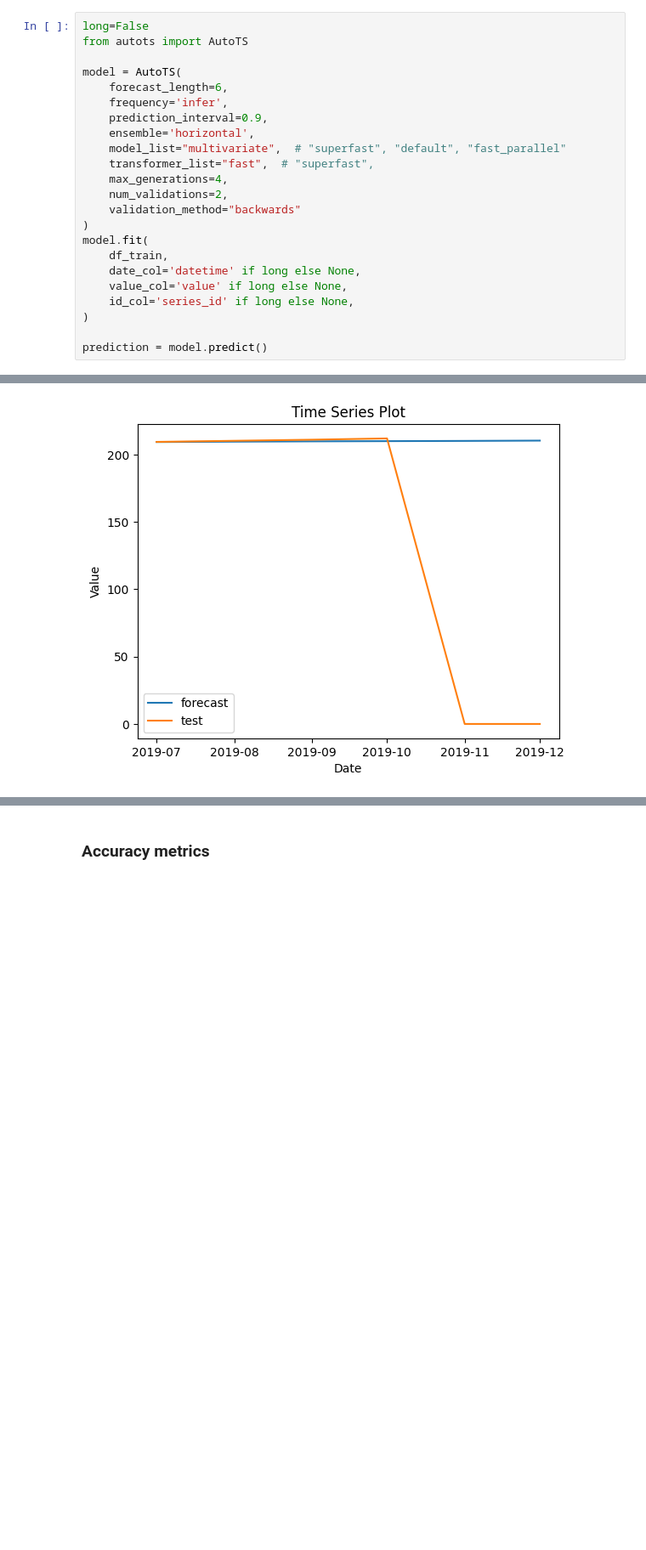
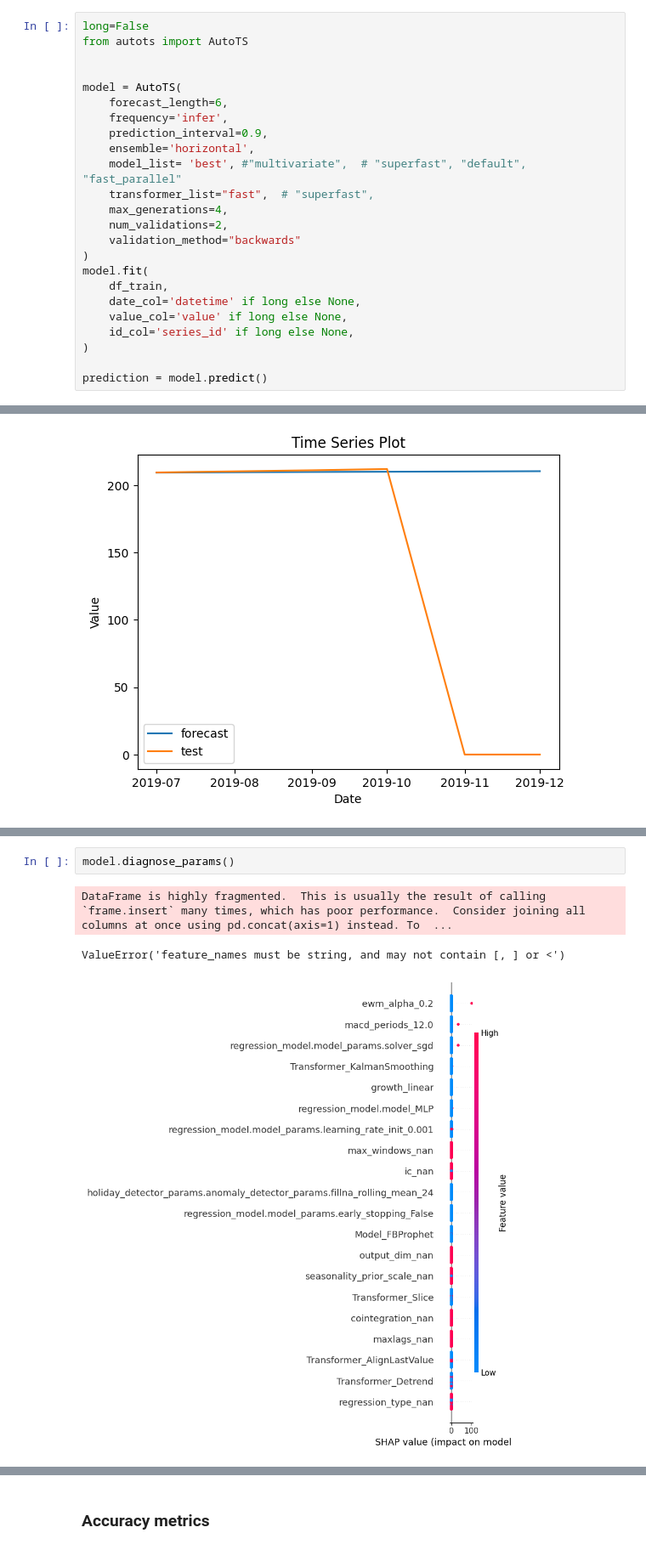
Before and after one commit to Narumanchi/forecasting_tool_Python, a Jupyter notebook: code snippets.ipynb, the cells around one changed output, grey strips where cells are left out. Shown at 85% size. Cells and saved outputs as stored; diff of their text form; blank space fills up the shorter version.

```diff
--- a/code snippets.ipynb
+++ b/code snippets.ipynb
@@ -194,13 +226,14 @@ forecast_ses=ses.forecast(6)
 # %%
 long=False
 from autots import AutoTS
+
 
 model = AutoTS(
     forecast_length=6,
     frequency='infer',
     prediction_interval=0.9,
     ensemble='horizontal',
-    model_list="multivariate",  # "superfast", "default", "fast_parallel"
+    model_list= 'best', #"multivariate",  # "superfast", "default", "fast_parallel"
     transformer_list="fast",  # "superfast",
     max_generations=4,
     num_validations=2,
@@ -386,0 +451,6 @@ model.best_model_name
+# %%
+model.diagnose_params()
+# %% [output]
+DataFrame is highly fragmented.  This is usually the result of calling `frame.insert` many times, which has poor performance.  Consider joining all columns at once using pd.concat(axis=1) instead. To  ...
+ValueError('feature_names must be string, and may not contain [, ] or <')
+[figure, added]
```
Also changed, not shown: parts of 14 cells of this notebook.
